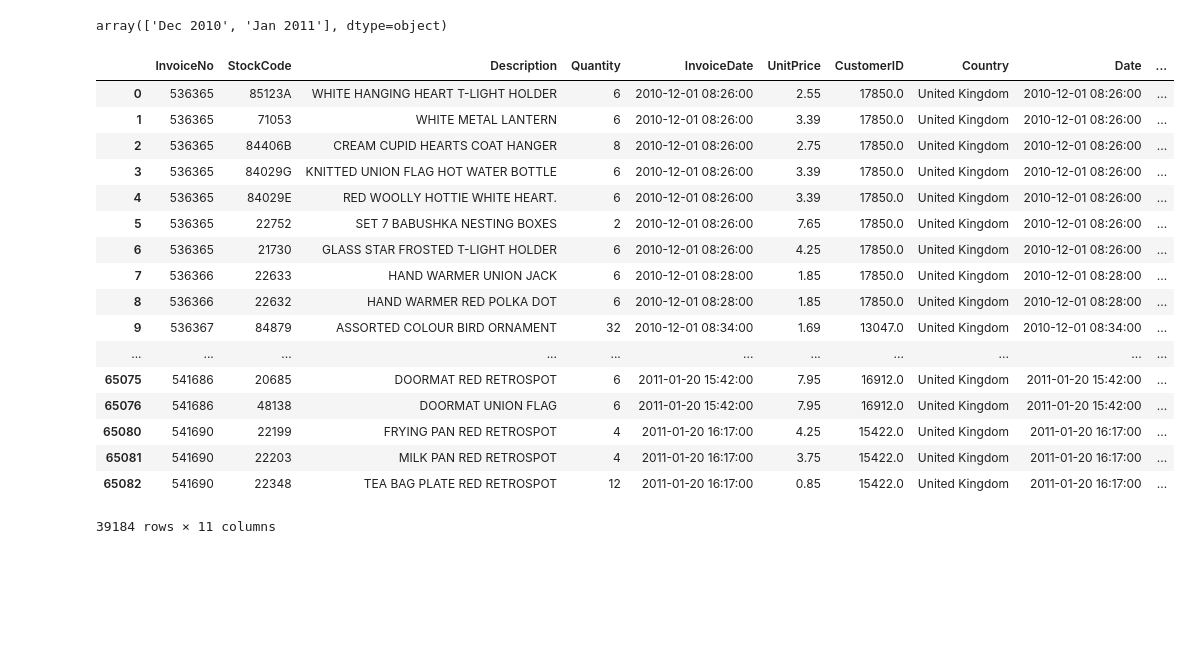
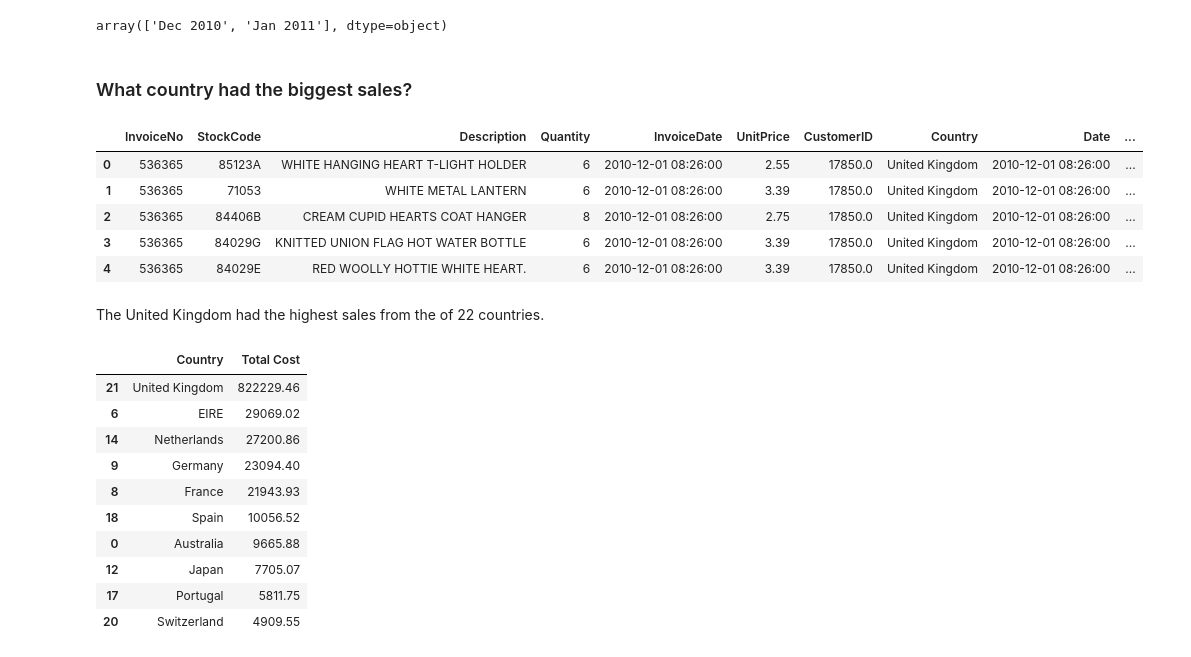
Before and after one commit to RitRa/Programming-Project-Dec-2018, a Jupyter notebook: Online Retail Data - Project 2018.ipynb, the cells around one changed output. Saved outputs shown, nothing was run; the diff lists cells and outputs as text; code cells hidden in the pictures; blank space fills up the shorter version.

```diff
--- a/Online Retail Data - Project 2018.ipynb
+++ b/Online Retail Data - Project 2018.ipynb
@@ -330,30 +266,42 @@ df['Date'] = pd.to_datetime(df['InvoiceDate'])
 # create a new column for month
 df['Month'] = df['Date'].dt.strftime('%b %Y')
 
+# create a new column for month
+df['Day'] = df['Date'].dt.strftime('%D')
+df['Day'] = pd.to_datetime(df['Day'])
+
 #investigating the time series of the data
 df['Month'].unique()
 # %% [output]
 array(['Dec 2010', 'Jan 2011'], dtype=object)
+# %% [markdown]
+### What country had the biggest sales?
 # %%
 # What is the Total Cost
 df['Total Cost'] =  df['UnitPrice'] * df['Quantity']
-df
+df.head(5)
 # %% [output]
 |  | InvoiceNo | StockCode | Description | Quantity | InvoiceDate | UnitPrice | CustomerID | Country | Date | ... |
 | 0 | 536365 | 85123A | WHITE HANGING HEART T-LIGHT HOLDER | 6 | 2010-12-01 08:26:00 | 2.55 | 17850.0 | United Kingdom | 2010-12-01 08:26:00 | ... |
 | 1 | 536365 | 71053 | WHITE METAL LANTERN | 6 | 2010-12-01 08:26:00 | 3.39 | 17850.0 | United Kingdom | 2010-12-01 08:26:00 | ... |
 | 2 | 536365 | 84406B | CREAM CUPID HEARTS COAT HANGER | 8 | 2010-12-01 08:26:00 | 2.75 | 17850.0 | United Kingdom | 2010-12-01 08:26:00 | ... |
 | 3 | 536365 | 84029G | KNITTED UNION FLAG HOT WATER BOTTLE | 6 | 2010-12-01 08:26:00 | 3.39 | 17850.0 | United Kingdom | 2010-12-01 08:26:00 | ... |
 | 4 | 536365 | 84029E | RED WOOLLY HOTTIE WHITE HEART. | 6 | 2010-12-01 08:26:00 | 3.39 | 17850.0 | United Kingdom | 2010-12-01 08:26:00 | ... |
-| 5 | 536365 | 22752 | SET 7 BABUSHKA NESTING BOXES | 2 | 2010-12-01 08:26:00 | 7.65 | 17850.0 | United Kingdom | 2010-12-01 08:26:00 | ... |
-| 6 | 536365 | 21730 | GLASS STAR FROSTED T-LIGHT HOLDER | 6 | 2010-12-01 08:26:00 | 4.25 | 17850.0 | United Kingdom | 2010-12-01 08:26:00 | ... |
-| 7 | 536366 | 22633 | HAND WARMER UNION JACK | 6 | 2010-12-01 08:28:00 | 1.85 | 17850.0 | United Kingdom | 2010-12-01 08:28:00 | ... |
-| 8 | 536366 | 22632 | HAND WARMER RED POLKA DOT | 6 | 2010-12-01 08:28:00 | 1.85 | 17850.0 | United Kingdom | 2010-12-01 08:28:00 | ... |
-| 9 | 536367 | 84879 | ASSORTED COLOUR BIRD ORNAMENT | 32 | 2010-12-01 08:34:00 | 1.69 | 13047.0 | United Kingdom | 2010-12-01 08:34:00 | ... |
-| ... | ... | ... | ... | ... | ... | ... | ... | ... | ... | ... |
-| 65075 | 541686 | 20685 | DOORMAT RED RETROSPOT | 6 | 2011-01-20 15:42:00 | 7.95 | 16912.0 | United Kingdom | 2011-01-20 15:42:00 | ... |
-| 65076 | 541686 | 48138 | DOORMAT UNION FLAG | 6 | 2011-01-20 15:42:00 | 7.95 | 16912.0 | United Kingdom | 2011-01-20 15:42:00 | ... |
-| 65080 | 541690 | 22199 | FRYING PAN RED RETROSPOT | 4 | 2011-01-20 16:17:00 | 4.25 | 15422.0 | United Kingdom | 2011-01-20 16:17:00 | ... |
-| 65081 | 541690 | 22203 | MILK PAN RED RETROSPOT | 4 | 2011-01-20 16:17:00 | 3.75 | 15422.0 | United Kingdom | 2011-01-20 16:17:00 | ... |
-| 65082 | 541690 | 22348 | TEA BAG PLATE RED RETROSPOT | 12 | 2011-01-20 16:17:00 | 0.85 | 15422.0 | United Kingdom | 2011-01-20 16:17:00 | ... |
-39184 rows × 11 columns
+# %% [markdown]
+The United Kingdom had the highest sales from the of 22 countries.
+# %%
+totalcost = df.groupby('Country', as_index=False).agg({"Total Cost": "sum"}).sort_values(
+    'Total Cost', ascending=False)
+totalcost.head(10)
+# %% [output]
+|  | Country | Total Cost |
+| 21 | United Kingdom | 822229.46 |
+| 6 | EIRE | 29069.02 |
+| 14 | Netherlands | 27200.86 |
+| 9 | Germany | 23094.40 |
+| 8 | France | 21943.93 |
+| 18 | Spain | 10056.52 |
+| 0 | Australia | 9665.88 |
+| 12 | Japan | 7705.07 |
+| 17 | Portugal | 5811.75 |
+| 20 | Switzerland | 4909.55 |
```
Also changed, not shown: parts of 28 cells of this notebook.
